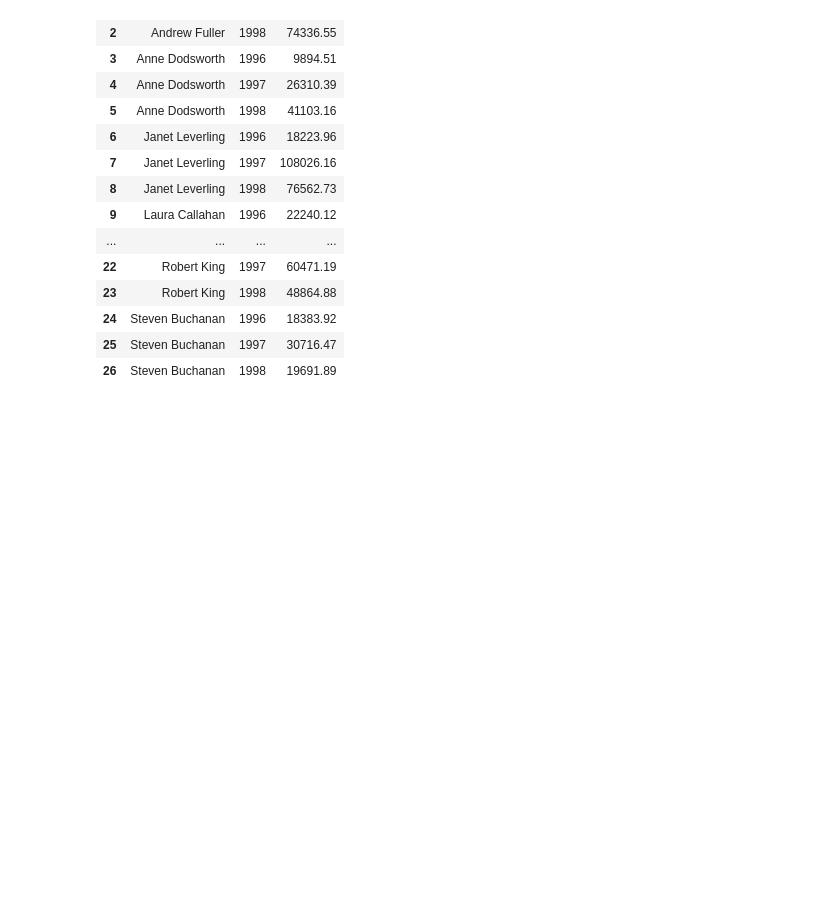
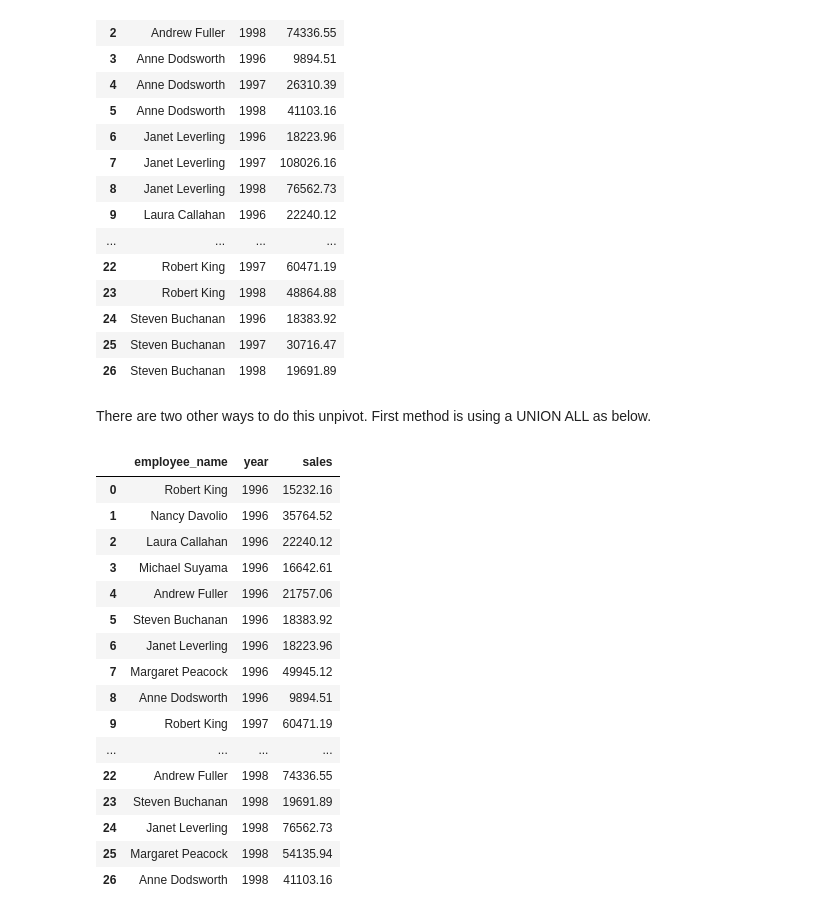
Before and after one commit to tharina11/SQL-Projects, a Jupyter notebook: 5. SQL_Concepts_3 Pivot.ipynb, the cells around one changed output. Saved outputs shown, nothing was run; the diff lists cells and outputs as text; code cells hidden in the pictures; blank space fills up the shorter version.

```diff
--- a/5. SQL_Concepts_3 Pivot.ipynb
+++ b/5. SQL_Concepts_3 Pivot.ipynb
@@ -15,7 +15,9 @@ engine = create_engine('postgresql+psycopg2://tharinduabeysinghe:####@localhost/
 # Run quey and load data to a dataframe
 def execute_sql_query(sql):
     # Load data into a pandas DataFrame
-    df = pd.read_sql_query(sql, con=engine)
+    df = pd.DataFrame()
+    with engine.connect() as conn:
+        df = pd.read_sql_query(text(sql), conn)
     return df
 # %% [markdown]
 #### Pivot and UnPivot
@@ -163,3 +165,68 @@ execute_sql_query(sql)
 | 24 | Steven Buchanan | 1996 | 18383.92 |
 | 25 | Steven Buchanan | 1997 | 30716.47 |
 | 26 | Steven Buchanan | 1998 | 19691.89 |
+# %% [markdown]
+There are two other ways to do this unpivot. First method is using a UNION ALL as below.
+# %%
+sql = '''
+WITH sales AS (
+    SELECT
+        CONCAT(first_name, ' ', last_name) AS employee_name,
+        EXTRACT(YEAR FROM o.order_date)::int AS order_year,
+        d.quantity,
+        d.unit_price,
+        d.discount
+    FROM employees e
+    JOIN orders o ON o.employee_id = e.employee_id
+    JOIN order_details d ON d.order_id = o.order_id
+),
+yearly_sales AS (
+    -- Create pivot table with yearly sales for each employee
+    SELECT
+        employee_name,
+        ROUND(SUM(quantity * unit_price * (1 - discount)) FILTER (WHERE order_year = 1996)::numeric, 2) AS sales_1996,
+        ROUND(SUM(quantity * unit_price * (1 - discount)) FILTER (WHERE order_year = 1997)::numeric, 2) AS sales_1997,
+        ROUND(SUM(quantity * unit_price * (1 - discount)) FILTER (WHERE order_year = 1998)::numeric, 2) AS sales_1998
+    FROM sales
+    GROUP BY employee_name
+)
+-- Unpivot the yearly sales data using UNION ALL
+SELECT
+    employee_name,
+    '1996' AS year,
+    sales_1996 AS sales
+FROM yearly_sales
+UNION ALL
+SELECT
+    employee_name,
+    '1997' AS year,
+    sales_1997 AS sales
+FROM yearly_sales
+UNION ALL
+SELECT
+    employee_name,
+    '1998' AS year,
+    sales_1998 AS sales
+FROM yearly_sales;
+'''
+
+# Execute query
+execute_sql_query(sql)
+# %% [output]
+|  | employee_name | year | sales |
+| 0 | Robert King | 1996 | 15232.16 |
+| 1 | Nancy Davolio | 1996 | 35764.52 |
+| 2 | Laura Callahan | 1996 | 22240.12 |
+| 3 | Michael Suyama | 1996 | 16642.61 |
+| 4 | Andrew Fuller | 1996 | 21757.06 |
+| 5 | Steven Buchanan | 1996 | 18383.92 |
+| 6 | Janet Leverling | 1996 | 18223.96 |
+| 7 | Margaret Peacock | 1996 | 49945.12 |
+| 8 | Anne Dodsworth | 1996 | 9894.51 |
+| 9 | Robert King | 1997 | 60471.19 |
+| ... | ... | ... | ... |
+| 22 | Andrew Fuller | 1998 | 74336.55 |
+| 23 | Steven Buchanan | 1998 | 19691.89 |
+| 24 | Janet Leverling | 1998 | 76562.73 |
+| 25 | Margaret Peacock | 1998 | 54135.94 |
+| 26 | Anne Dodsworth | 1998 | 41103.16 |
```
Also changed, not shown: parts of 4 cells of this notebook.
